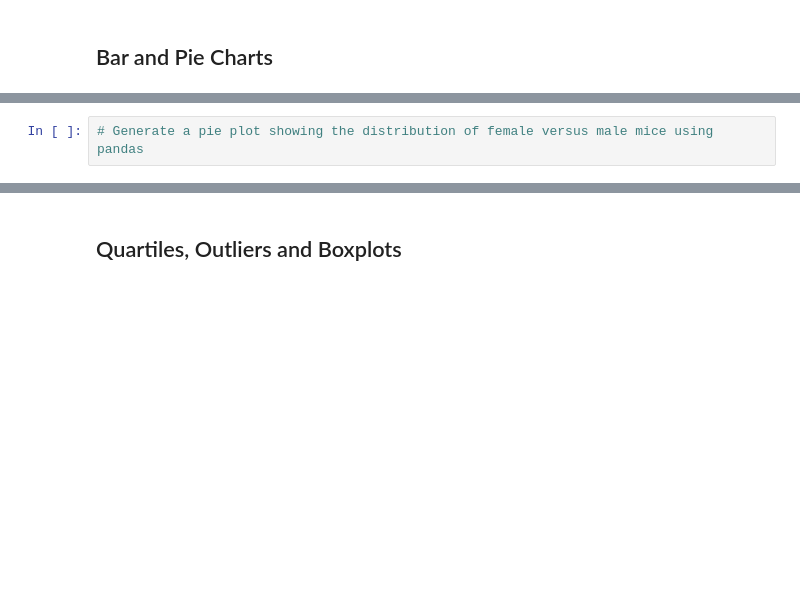
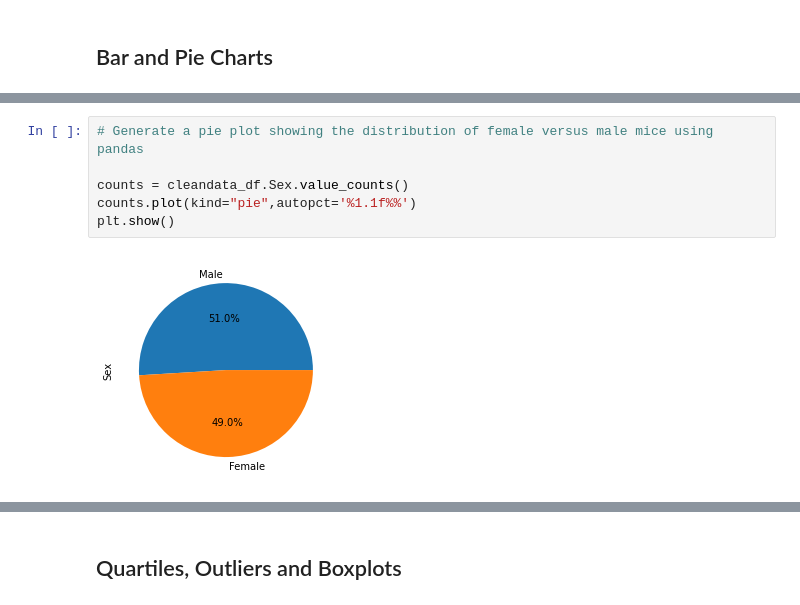
Before and after one commit to subhashree-mallick/Matplotlib, a Jupyter notebook: Pymaceuticals/pymaceuticals_starter.ipynb, the cells around one changed output, grey strips where cells are left out. Drawn from its saved outputs; the diff is of its cells as text; blank space fills up the shorter version.

```diff
--- a/Pymaceuticals/pymaceuticals_starter.ipynb
+++ b/Pymaceuticals/pymaceuticals_starter.ipynb
@@ -95,4 +160,10 @@ len(cleandata_df['Mouse ID'].unique())
 # %%
 # Generate a pie plot showing the distribution of female versus male mice using pandas
+
+counts = cleandata_df.Sex.value_counts()
+counts.plot(kind="pie",autopct='%1.1f%%')
+plt.show()
+# %% [output]
+[figure, added]
 # %%
 # Generate a pie plot showing the distribution of female versus male mice using pyplot
```
Also changed, not shown: parts of 14 cells of this notebook.
